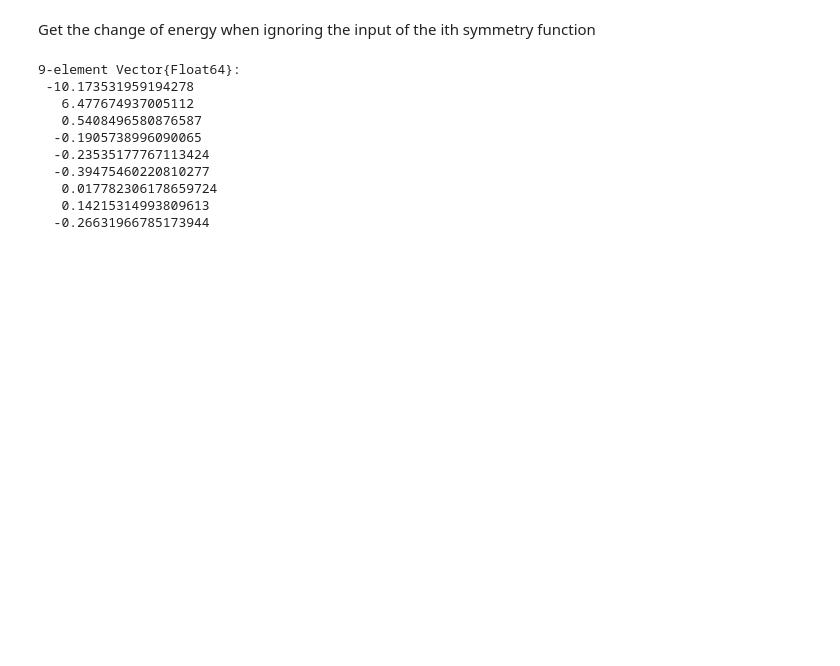
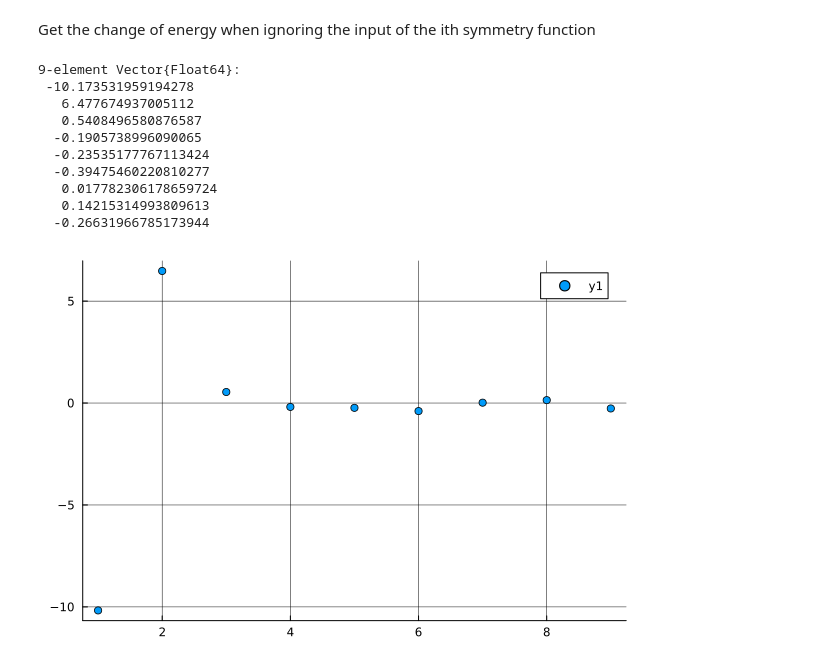
Before and after one commit to JuKoWi/FeatureImportance, a Jupyter notebook: run_me_by_julius.ipynb, the cells around one changed output. Drawn from its saved outputs; the diff is of its cells as text; code cells hidden in the pictures; blank space fills up the shorter version.

Commit message:
plot added

```diff
--- a/run_me_by_julius.ipynb
+++ b/run_me_by_julius.ipynb
@@ -115,3 +115,7 @@ delta_e
    0.017782306178659724
    0.14215314993809613
   -0.26631966785173944
+# %%
+plot(delta_e, seriestype = [:scatter], grid = true, gridalpha = 2, gridcolor = :black)
+# %% [output]
+[figure, added]
```
